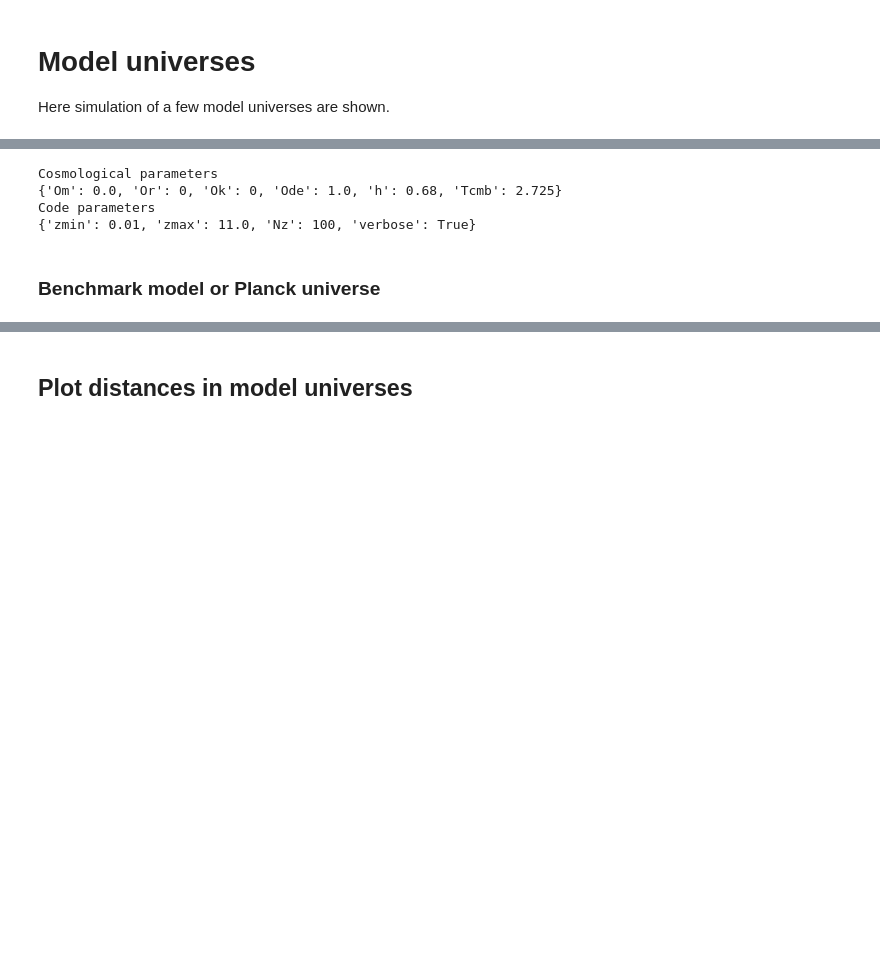
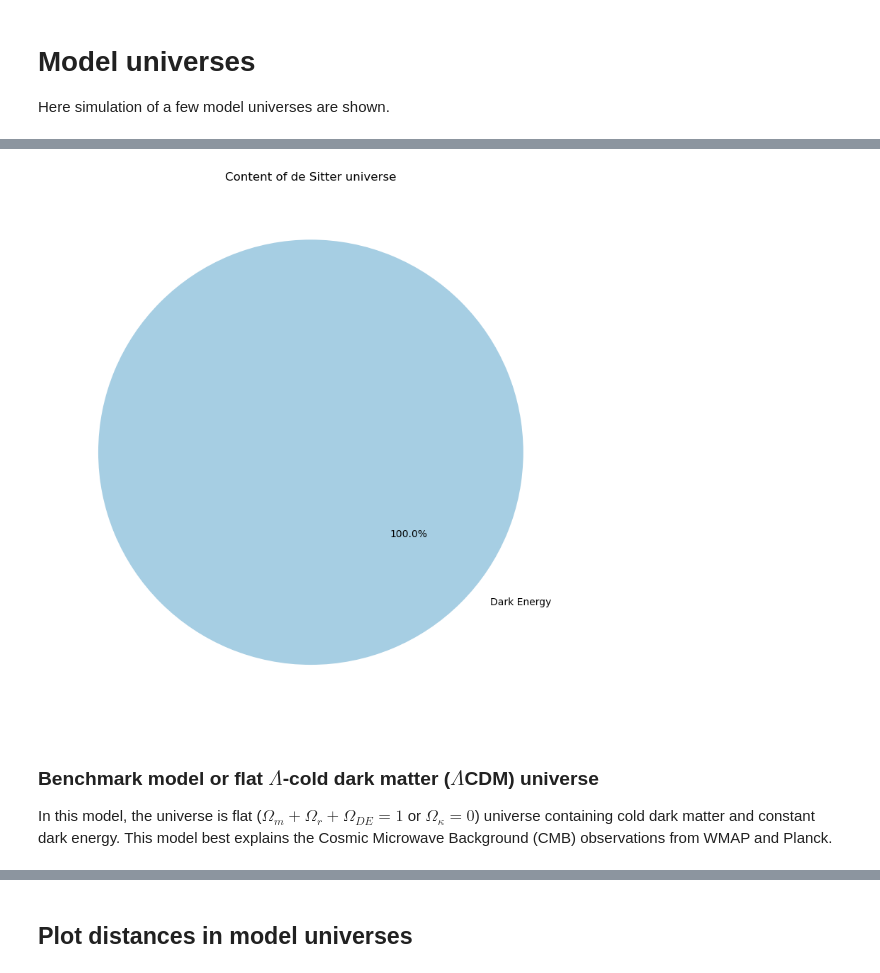
Before and after one commit to sambit-giri/AstronomyCalc, a Jupyter notebook: docs/examples/tutorials.ipynb, the cells around one changed output, grey strips where cells are left out. Cells and saved outputs as stored; diff of their text form; code cells hidden in the pictures; blank space fills up the shorter version.

```diff
--- a/docs/examples/tutorials.ipynb
+++ b/docs/examples/tutorials.ipynb
@@ -40,20 +38,16 @@ D_EdS = AstronomyCalc.CosmoDistances(param_EdS)
 # %%
 cosmo_dict = {'Om': 0.0, 'Or': 0, 'Ok': 0, 'Ode': 1.0, 'h': 0.68}
 param_dS = AstronomyCalc.param(cosmo=cosmo_dict, code=code_param_dict)
 
-print('Cosmological parameters')
-print(param_dS.cosmo.__dict__)
-print('Code parameters')
-print(param_dS.code.__dict__)
+AstronomyCalc.plot_universe_pie(cosmo_dict, title="Content of de Sitter universe")
 # %% [output]
-Cosmological parameters
-{'Om': 0.0, 'Or': 0, 'Ok': 0, 'Ode': 1.0, 'h': 0.68, 'Tcmb': 2.725}
-Code parameters
-{'zmin': 0.01, 'zmax': 11.0, 'Nz': 100, 'verbose': True}
+[figure, added]
 # %%
 D_dS = AstronomyCalc.CosmoDistances(param_dS)
 # %% [markdown]
-### Benchmark model or Planck universe
+### Benchmark model or flat $\Lambda$-cold dark matter ($\Lambda$CDM) universe
+
+In this model, the universe is flat ($\Omega_m+\Omega_r+\Omega_{DE}=1$ or $\Omega_\kappa=0$) universe containing cold dark matter and constant dark energy. This model best explains the Cosmic Microwave Background (CMB) observations from WMAP and Planck.
 # %%
 cosmo_dict = {'Om': 0.31, 'Or': 0.0, 'Ok': 0.0, 'Ode': 0.69, 'h': 0.68}
 param = AstronomyCalc.param(cosmo=cosmo_dict, code=code_param_dict)
```
Also changed, not shown: parts of 5 cells of this notebook, 1 other file.
